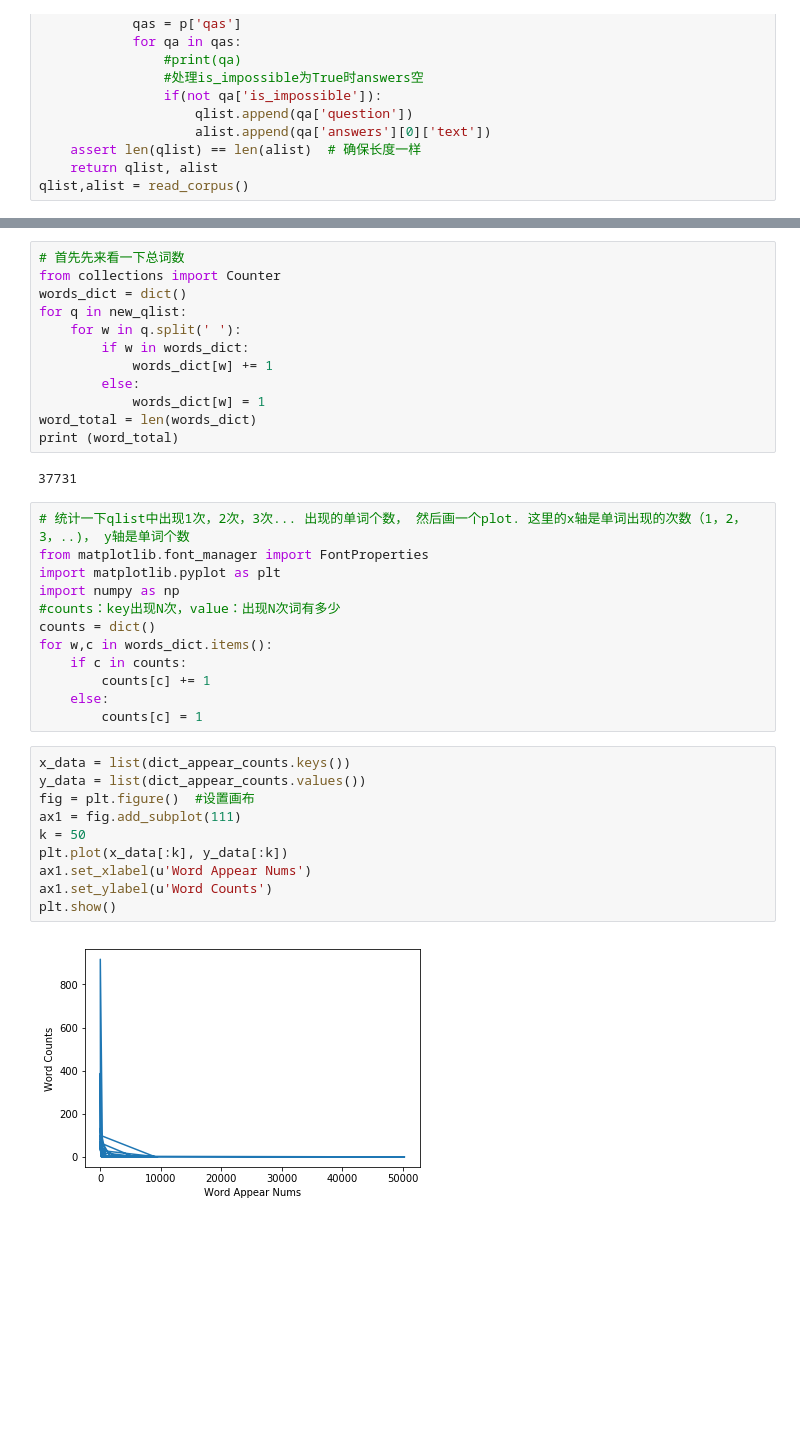
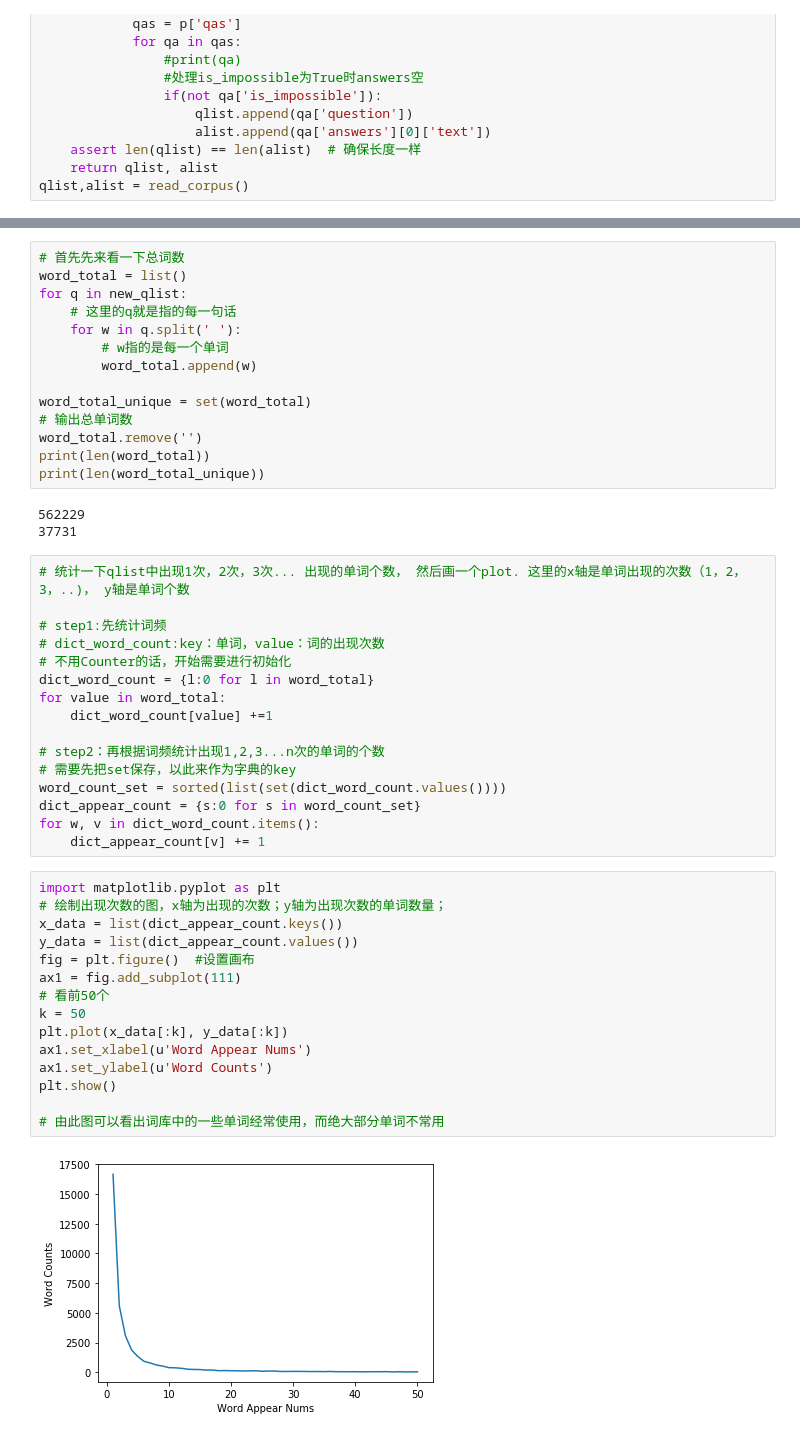
Before and after one commit to ditingdapeng/QASimpleSystem, a Jupyter notebook: test.ipynb, the cells around one changed output, grey strips where cells are left out. Saved outputs shown, nothing was run; the diff lists cells and outputs as text; blank space fills up the shorter version.

```diff
--- a/test.ipynb
+++ b/test.ipynb
@@ -89,38 +117,50 @@ new_qlist = handle_sentence(qlist)
 # %%
 # 首先先来看一下总词数
-from collections import Counter
-words_dict = dict()
+word_total = list()
 for q in new_qlist:
+    # 这里的q就是指的每一句话
     for w in q.split(' '):
-        if w in words_dict:
-            words_dict[w] += 1
-        else:
-            words_dict[w] = 1
-word_total = len(words_dict)
-print (word_total)
+        # w指的是每一个单词
+        word_total.append(w)
+
+word_total_unique = set(word_total)
+# 输出总单词数
+word_total.remove('')
+print(len(word_total))
+print(len(word_total_unique))
 # %% [output]
+562229
 37731
-# %%
-# 统计一下qlist中出现1次，2次，3次... 出现的单词个数， 然后画一个plot. 这里的x轴是单词出现的次数（1，2，3，..)， y轴是单词个数
-from matplotlib.font_manager import FontProperties
-import matplotlib.pyplot as plt
-import numpy as np
-#counts：key出现N次，value：出现N次词有多少
-counts = dict()
-for w,c in words_dict.items():
-    if c in counts:
-        counts[c] += 1
-    else:
-        counts[c] = 1
+# %%
+# 统计一下qlist中出现1次，2次，3次... 出现的单词个数， 然后画一个plot. 这里的x轴是单词出现的次数（1，2，3，..)， y轴是单词个数
+
+# step1:先统计词频
+# dict_word_count:key：单词，value：词的出现次数
+# 不用Counter的话，开始需要进行初始化
+dict_word_count = {l:0 for l in word_total}
+for value in word_total:
+    dict_word_count[value] +=1
+
+# step2：再根据词频统计出现1,2,3...n次的单词的个数
+# 需要先把set保存，以此来作为字典的key
+word_count_set = sorted(list(set(dict_word_count.values())))
+dict_appear_count = {s:0 for s in word_count_set}
+for w, v in dict_word_count.items():
+    dict_appear_count[v] += 1
 # %%
-x_data = list(dict_appear_counts.keys())
-y_data = list(dict_appear_counts.values())
+import matplotlib.pyplot as plt
+# 绘制出现次数的图，x轴为出现的次数；y轴为出现次数的单词数量；
+x_data = list(dict_appear_count.keys())
+y_data = list(dict_appear_count.values())
 fig = plt.figure()  #设置画布
 ax1 = fig.add_subplot(111)
+# 看前50个
 k = 50
 plt.plot(x_data[:k], y_data[:k])
 ax1.set_xlabel(u'Word Appear Nums')
 ax1.set_ylabel(u'Word Counts')
 plt.show()
+
+# 由此图可以看出词库中的一些单词经常使用，而绝大部分单词不常用
 # %% [output]
-[figure, old version]
+[figure, new version]
```
Also changed, not shown: parts of 24 cells of this notebook, 1 other file.
